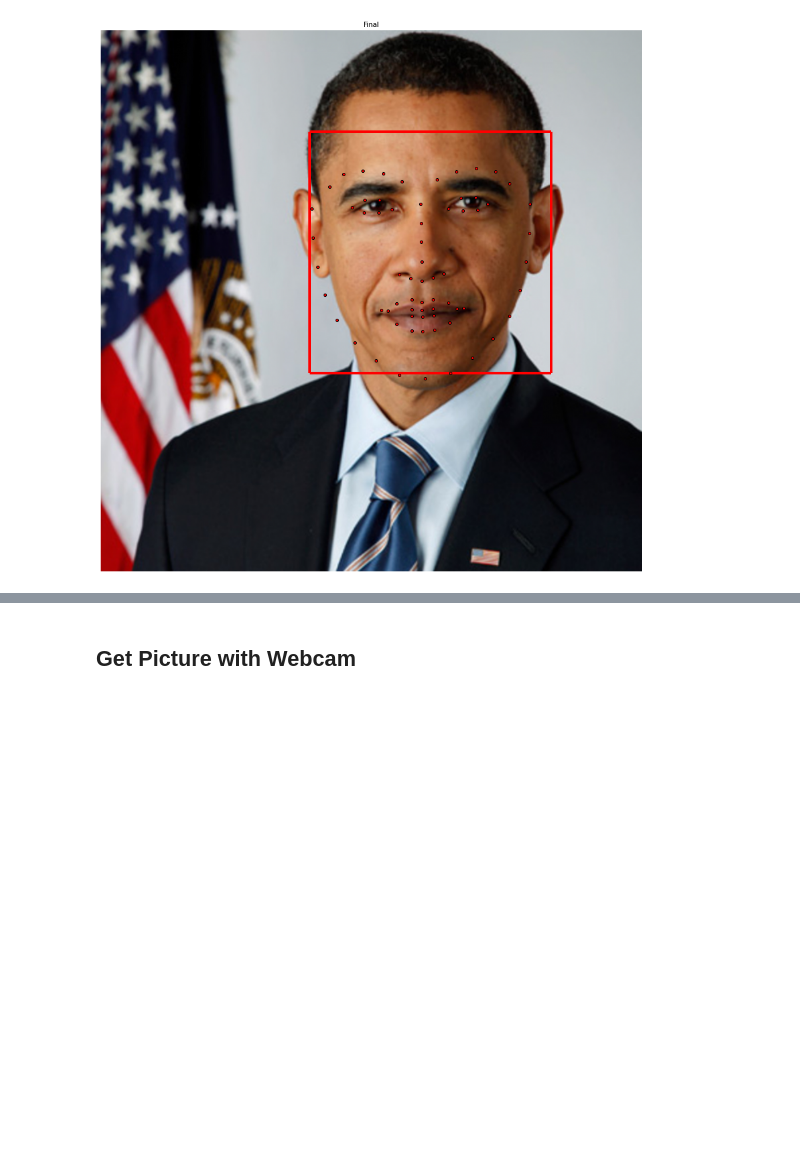
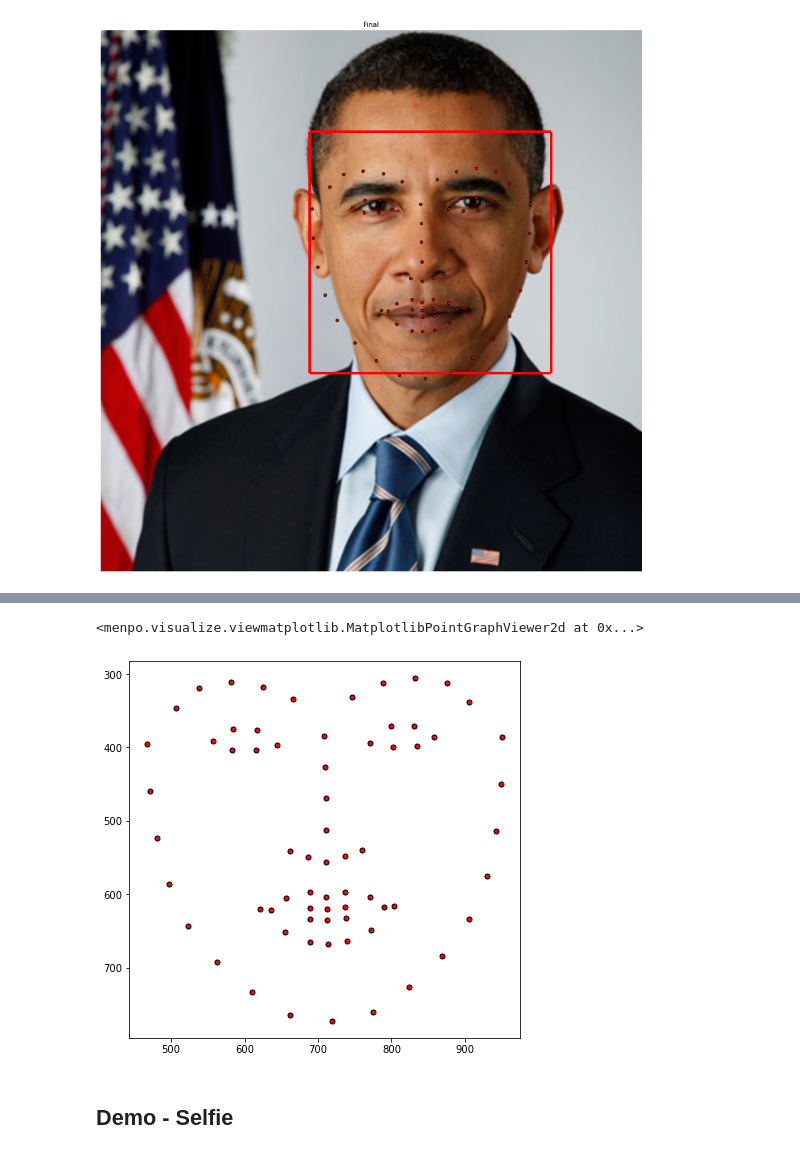
Before and after one commit to lucasessmann/FaceRecognition, a Jupyter notebook: aam_demo.ipynb, the cells around one changed output, grey strips where cells are left out. Saved outputs shown, nothing was run; the diff lists cells and outputs as text; code cells hidden in the pictures; blank space fills up the shorter version.

```diff
--- a/aam_demo.ipynb
+++ b/aam_demo.ipynb
@@ -150,5 +169,11 @@ result.view_iterations(figure_size=(10,10),render_legend=False)
-# %% [markdown]
-## Get Picture with Webcam
+# %%
+# Or the final shape by itself
+result.final_shape.view()
+# %% [output]
+<menpo.visualize.viewmatplotlib.MatplotlibPointGraphViewer2d at 0x...>
+[figure, added]
+# %% [markdown]
+## Demo - Selfie
 # %%
 # (in case tools were not imported before)
 
```
Also changed, not shown: parts of 10 cells of this notebook, 1 other file.
